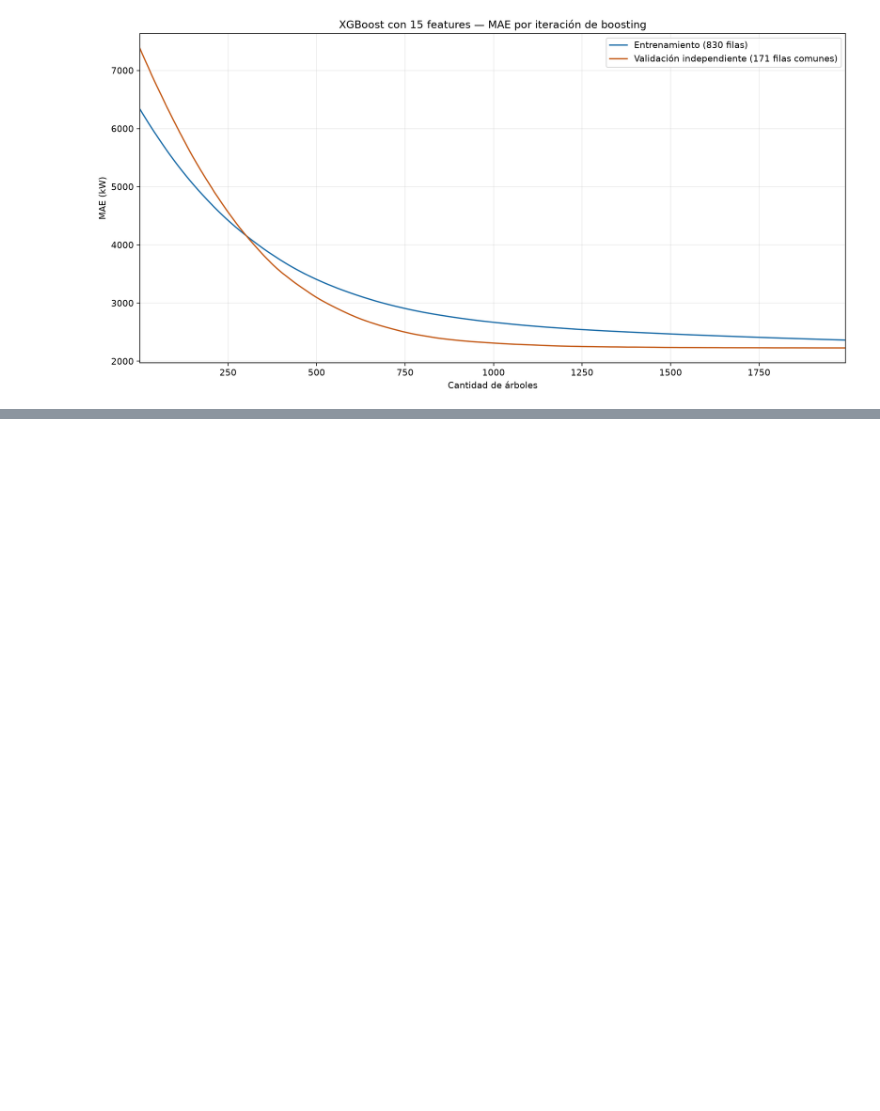
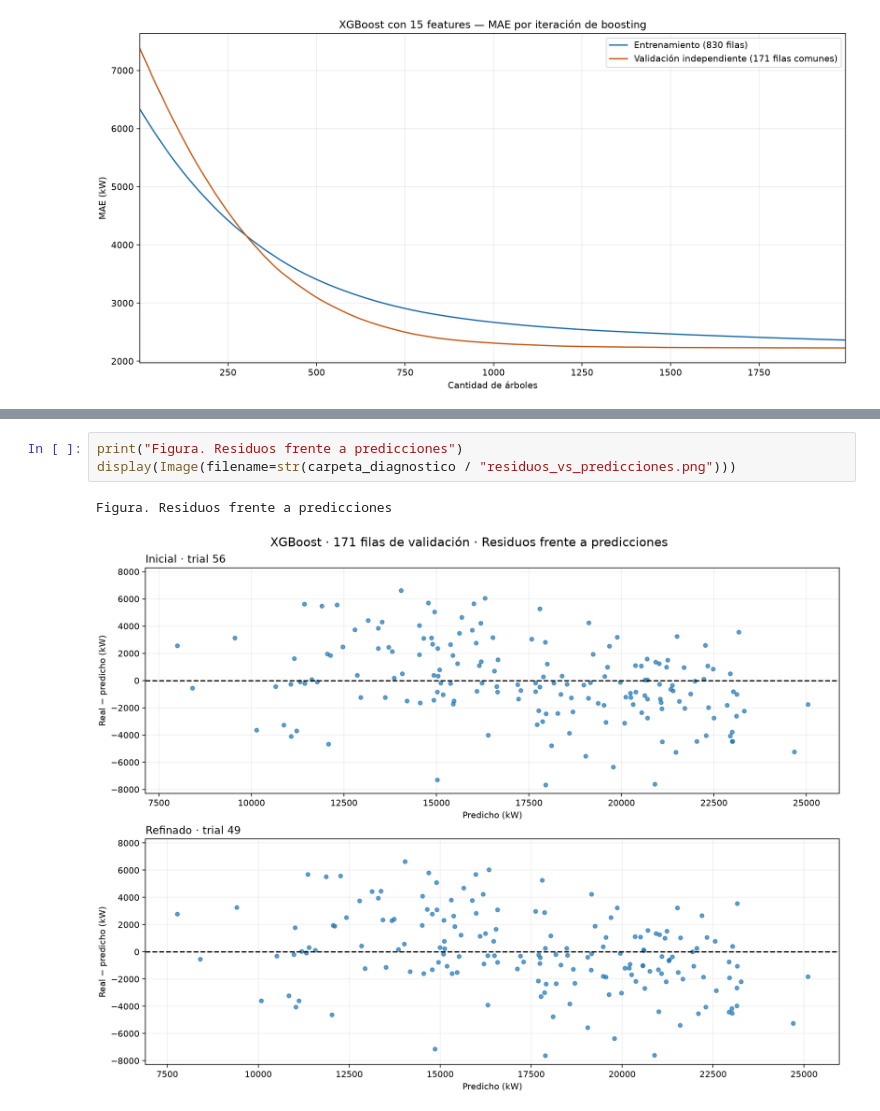
Before and after one commit to AlesioRios/Trabajo-Practico-Final-LD2, a Jupyter notebook: notebooks/modelado_xgboost.ipynb, the cells around one changed output, grey strips where cells are left out. Cells and saved outputs as stored; diff of their text form; blank space fills up the shorter version.

```diff
--- a/notebooks/modelado_xgboost.ipynb
+++ b/notebooks/modelado_xgboost.ipynb
@@ -471,0 +590,6 @@ Tabla 21. MAE de validación independiente del ganador refinado
+# %%
+print("Figura. Residuos frente a predicciones")
+display(Image(filename=str(carpeta_diagnostico / "residuos_vs_predicciones.png")))
+# %% [output]
+Figura. Residuos frente a predicciones
+[figure, added]
```
Also changed, not shown: parts of 19 cells of this notebook, 23 other files.
